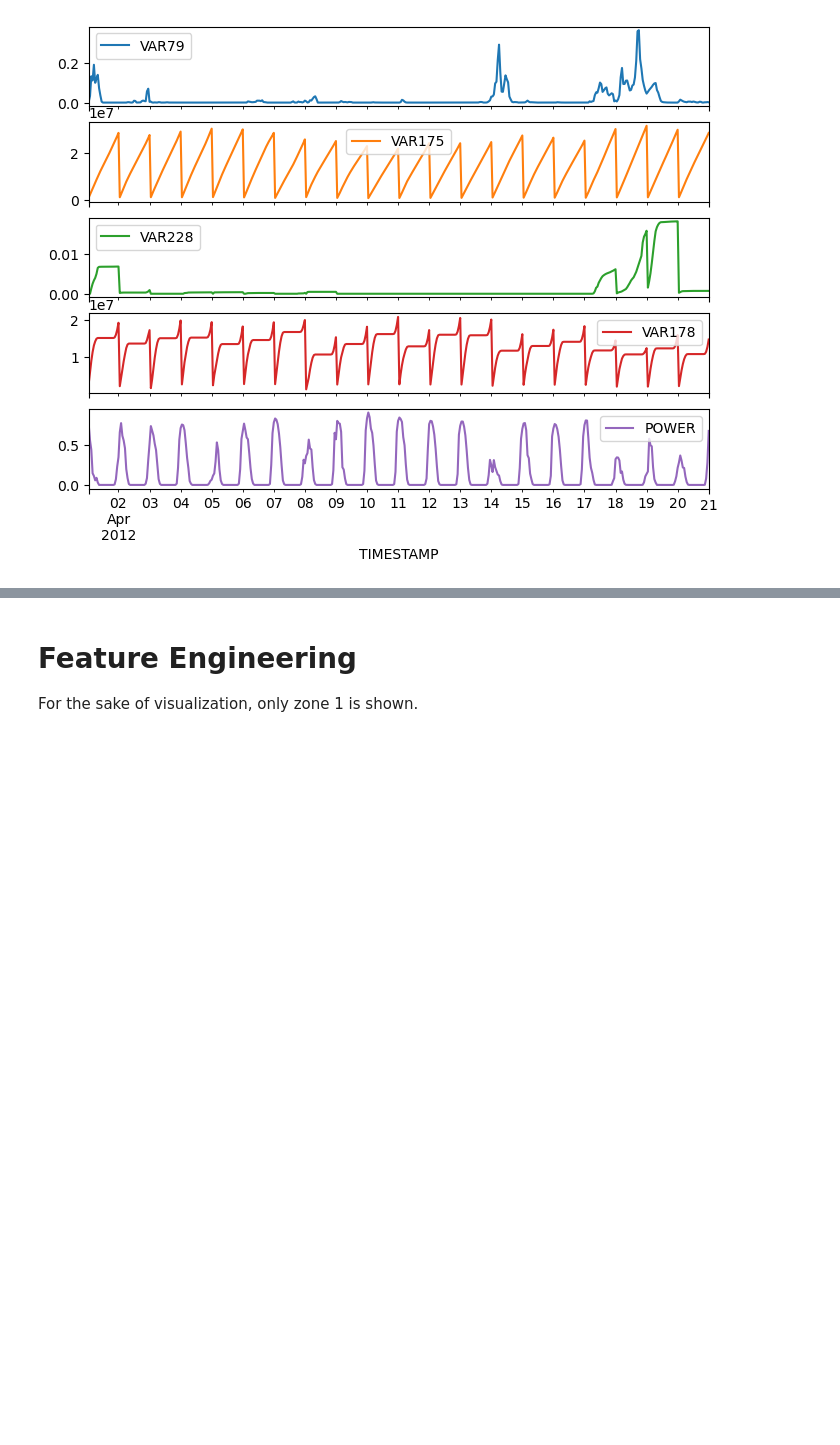
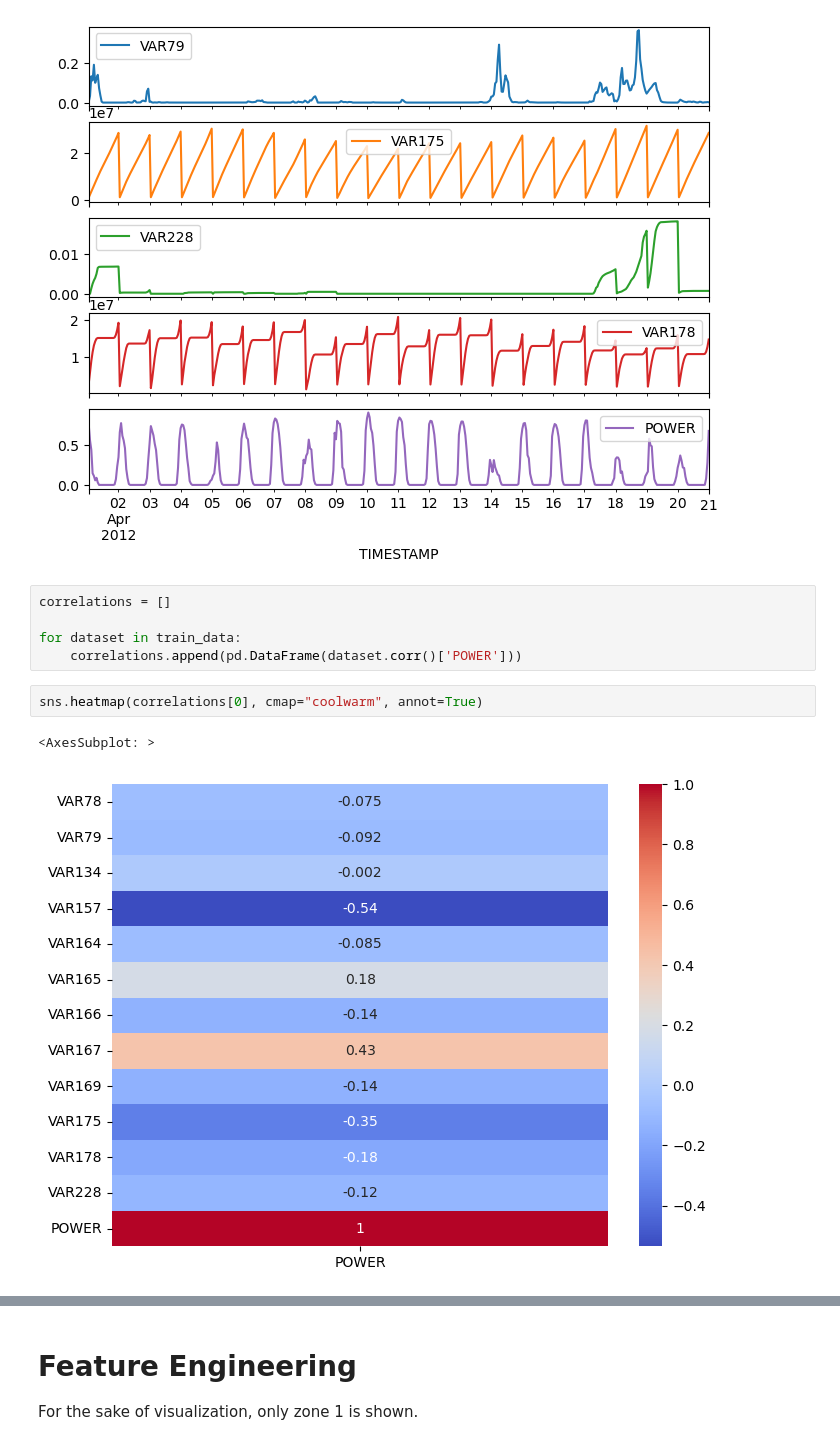
Before and after one commit to antoniolang1107/Solar-Power, a Jupyter notebook: solar.ipynb, the cells around one changed output, grey strips where cells are left out. Cells and saved outputs as stored; diff of their text form; blank space fills up the shorter version.

Commit message:
Added correlation graphs

```diff
--- a/solar.ipynb
+++ b/solar.ipynb
@@ -134,3 +134,13 @@ _ = plot_features.plot(subplots=True)
 # %% [output]
 [figure]
 [figure]
+# %%
+correlations = []
+
+for dataset in train_data:
+    correlations.append(pd.DataFrame(dataset.corr()['POWER']))
+# %%
+sns.heatmap(correlations[0], cmap="coolwarm", annot=True)
+# %% [output]
+<AxesSubplot: >
+[figure, added]
```
Also changed, not shown: parts of 7 cells of this notebook.
